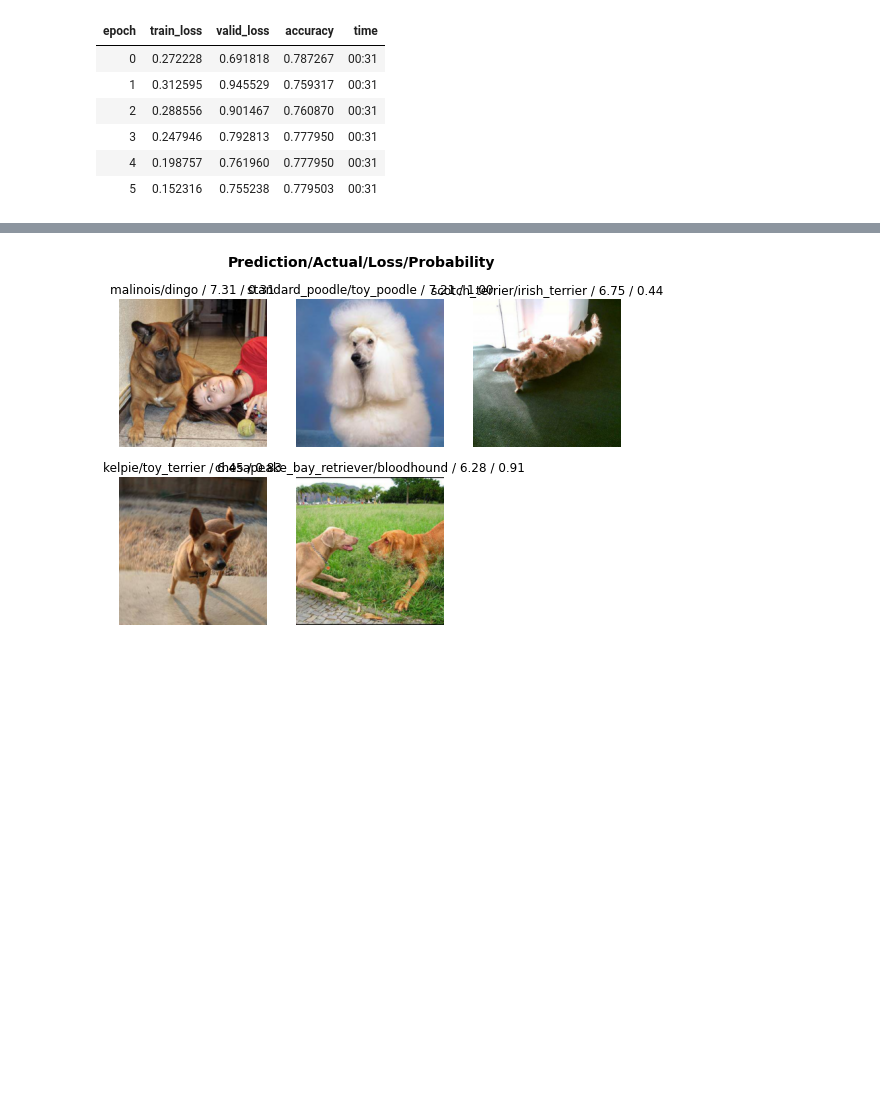
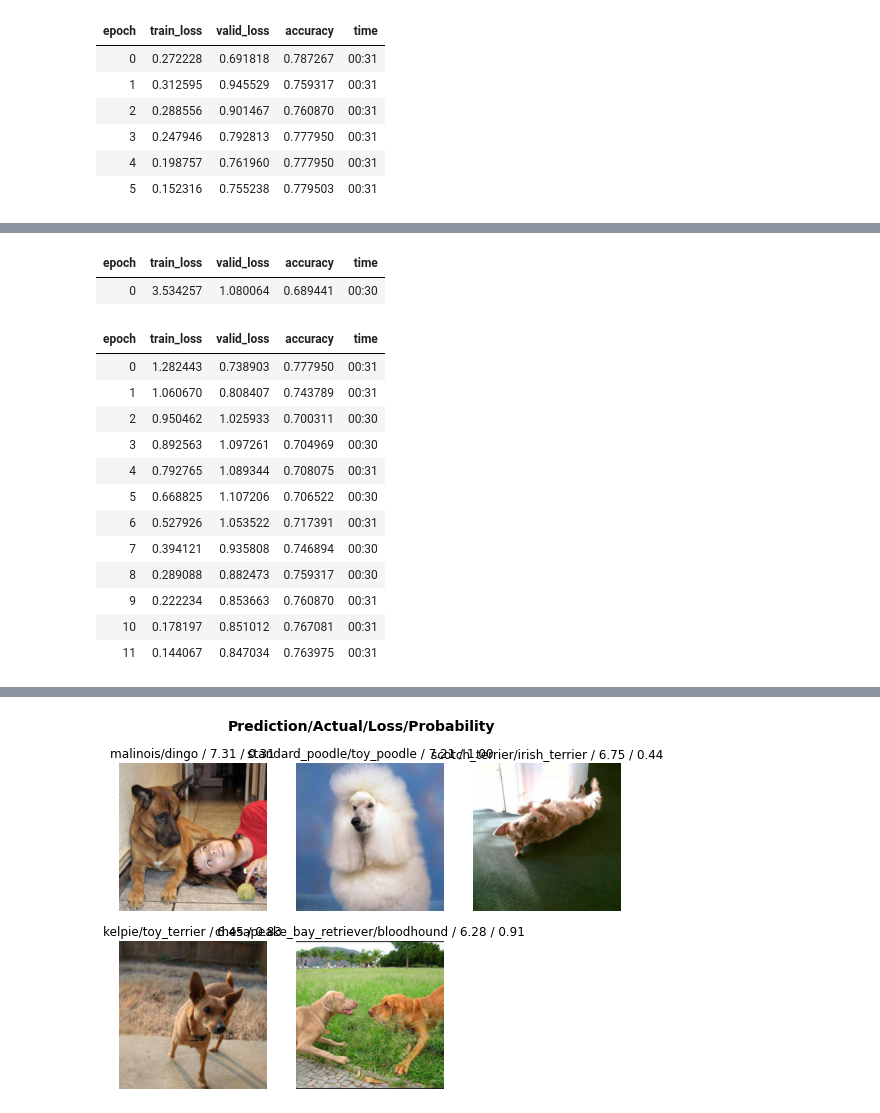
Before and after one commit to george-kan/fastai, a Jupyter notebook: Doggies.ipynb, the cells around one changed output, grey strips where cells are left out. Drawn from its saved outputs; the diff is of its cells as text; code cells hidden in the pictures; blank space fills up the shorter version.

```diff
--- a/Doggies.ipynb
+++ b/Doggies.ipynb
@@ -174,0 +206,28 @@ learn.fit_one_cycle(6, lr_max = slice(1e-5, 3e-4))
+# %%
+#Fourth try Switching the transformations
+dogs = DataBlock(blocks = (ImageBlock, CategoryBlock),
+                get_items = get_image_files,
+                splitter = RandomSplitter(valid_pct=0.2, seed = 42),
+                get_y = label_func,
+                item_tfms = Resize(460),
+                batch_tfms = aug_transforms(size=224, min_scale=0.75, mult = 2))
+
+dls = dogs.dataloaders(path)
+learn = cnn_learner(dls, resnet50, metrics=accuracy).to_fp16()
+learn.fine_tune(12, 3e-3)
+# %% [output]
+| epoch | train_loss | valid_loss | accuracy | time |
+| 0 | 3.534257 | 1.080064 | 0.689441 | 00:30 |
+| epoch | train_loss | valid_loss | accuracy | time |
+| 0 | 1.282443 | 0.738903 | 0.777950 | 00:31 |
+| 1 | 1.060670 | 0.808407 | 0.743789 | 00:31 |
+| 2 | 0.950462 | 1.025933 | 0.700311 | 00:30 |
+| 3 | 0.892563 | 1.097261 | 0.704969 | 00:30 |
+| 4 | 0.792765 | 1.089344 | 0.708075 | 00:31 |
+| 5 | 0.668825 | 1.107206 | 0.706522 | 00:30 |
+| 6 | 0.527926 | 1.053522 | 0.717391 | 00:31 |
+| 7 | 0.394121 | 0.935808 | 0.746894 | 00:30 |
+| 8 | 0.289088 | 0.882473 | 0.759317 | 00:30 |
+| 9 | 0.222234 | 0.853663 | 0.760870 | 00:31 |
+| 10 | 0.178197 | 0.851012 | 0.767081 | 00:31 |
+| 11 | 0.144067 | 0.847034 | 0.763975 | 00:31 |
```
Also changed, not shown: parts of 12 cells of this notebook.
